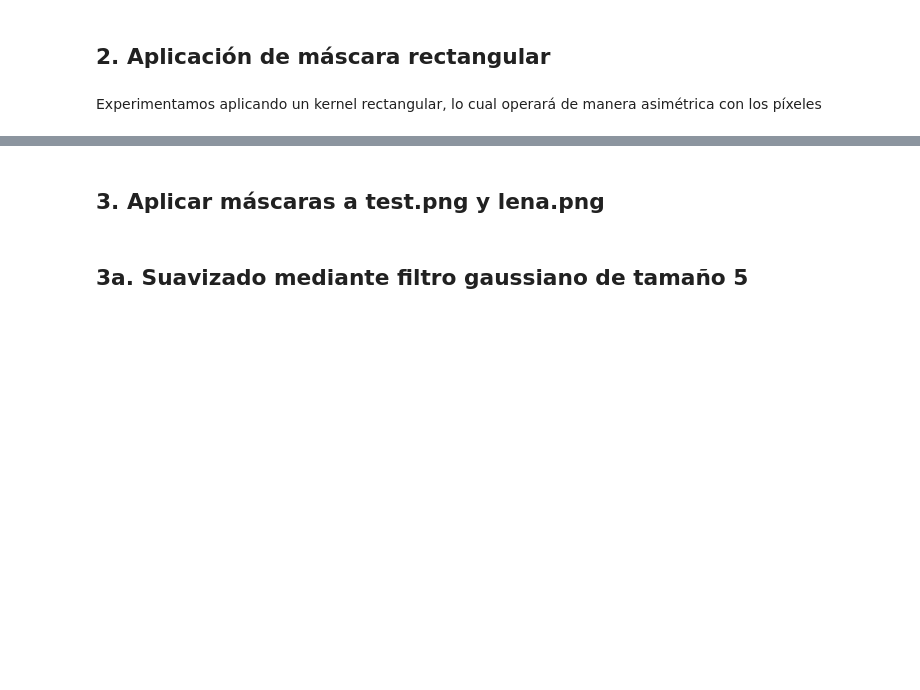
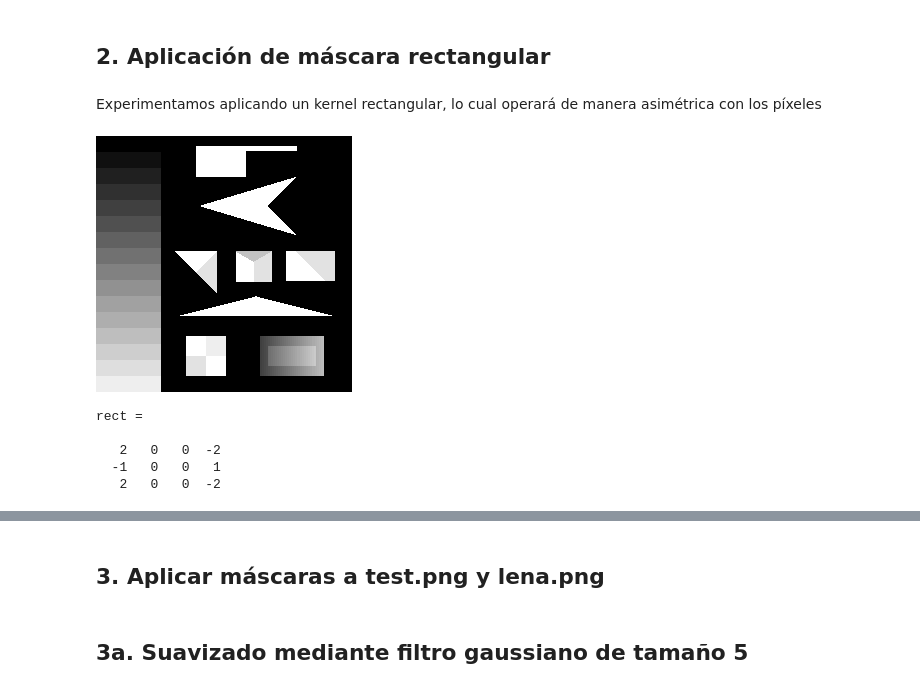
Before and after one commit to munshkr/vc-2018-2c, a Jupyter notebook: practicas/P3_Ruidos_y_filtros.ipynb, the cells around one changed output, grey strips where cells are left out. Saved outputs shown, nothing was run; the diff lists cells and outputs as text; code cells hidden in the pictures; blank space fills up the shorter version.

```diff
--- a/practicas/P3_Ruidos_y_filtros.ipynb
+++ b/practicas/P3_Ruidos_y_filtros.ipynb
@@ -124,4 +117,15 @@ imshow(I - conv2(I, filt - ones(3)/9, "same"))
 # %% [markdown]
 Experimentamos aplicando un kernel rectangular, lo cual operará de manera asimétrica con los píxeles
 # %%
-I = imread("img/puertita.jpg");
+I = imread("img/test.png");
+imshow(I);
+# %% [output]
+[figure, added]
+# %%
+rect = [2 0 0 -2; -1 0 0 1; 2 0 0 -2]
+# %% [output]
+rect =
+
+   2   0   0  -2
+  -1   0   0   1
+   2   0   0  -2
```
Also changed, not shown: parts of 7 cells of this notebook.
